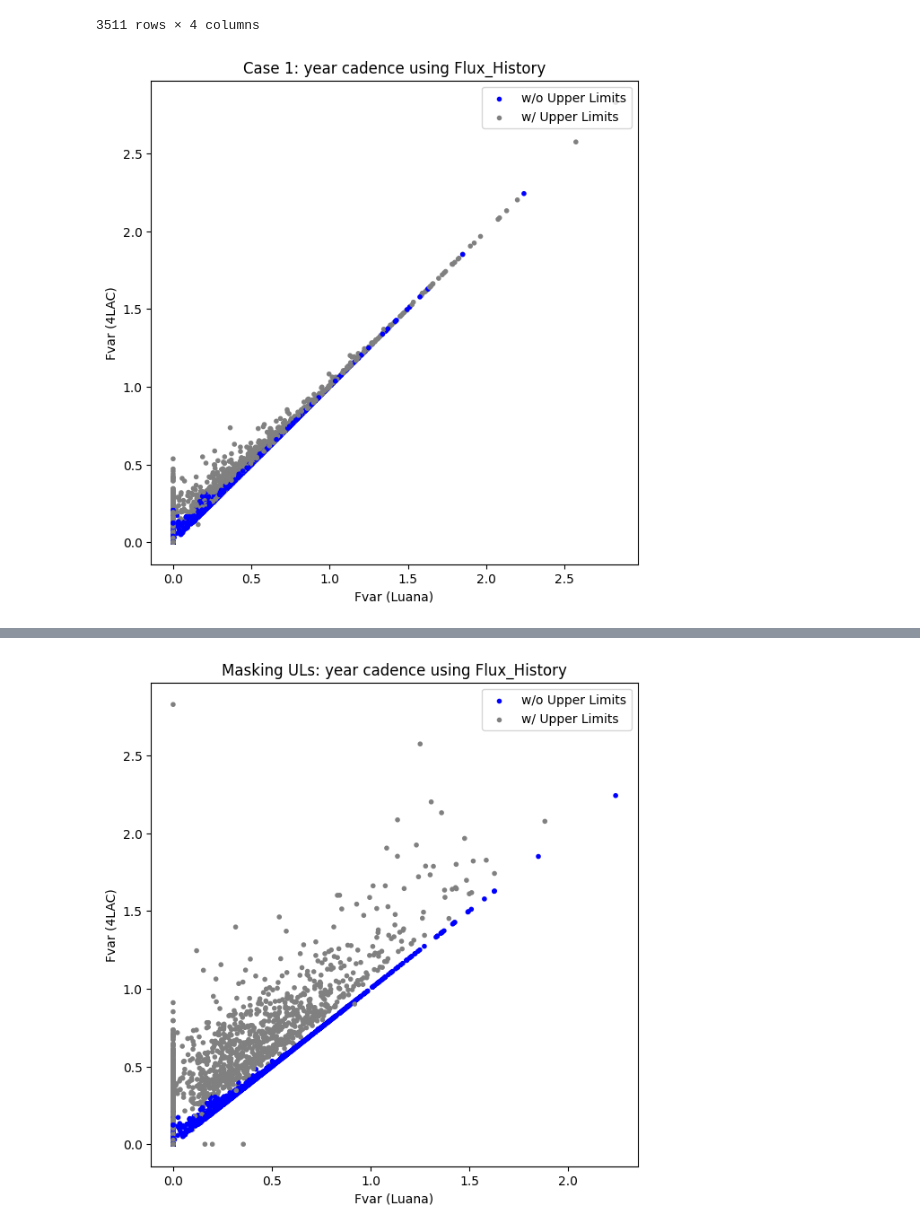
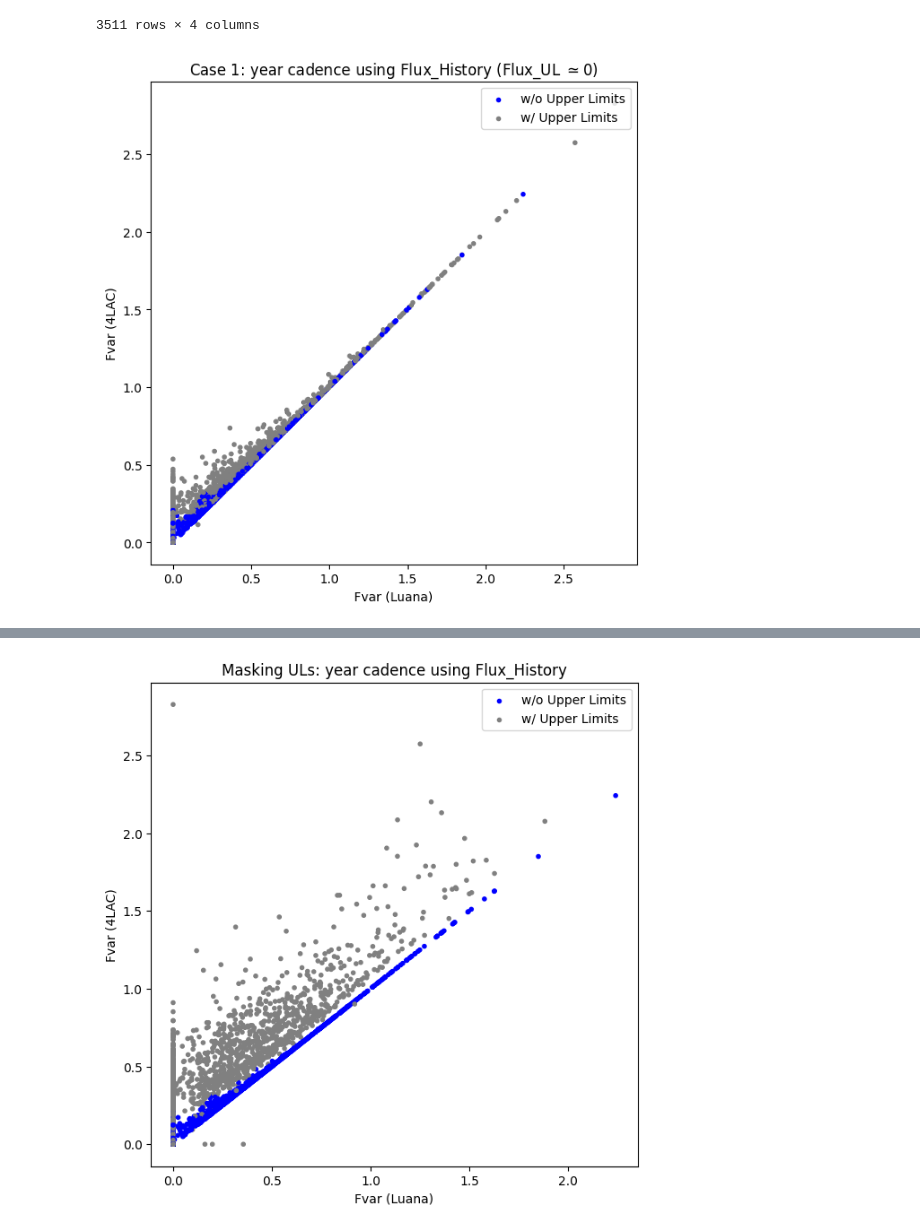
Before and after one commit to luanapassosreis/CTA_AGN_Pop_Variability, a Jupyter notebook: 4LAC_catalog_generator_v2/UpperLimit_Analysis.ipynb, the cells around one changed output, grey strips where cells are left out. Cells and saved outputs as stored; diff of their text form; code cells hidden in the pictures.

```diff
--- a/4LAC_catalog_generator_v2/UpperLimit_Analysis.ipynb
+++ b/4LAC_catalog_generator_v2/UpperLimit_Analysis.ipynb
@@ -500,36 +501,28 @@ fvar_Luana_case1
 # %%
 ## Fvar 4LAC vs. Luana (Case1)
 
 plt.figure(figsize=(7, 7))
 
-
-######## with UL ########
 ## Get the color values for the markers based on the Upper_limits column
 colors = ['gray' if ul else 'blue' for ul in fvar_Luana_case1['Upper_limits']]
 plt.scatter(fvar_Luana_case1['Frac_Variability'], catalog_with_fvar['Frac_Variability'], marker='.', c=colors)
-#########################
-
-
-######### no UL #########
-# plt.scatter(fvar_Luana_4FGL['Frac_Variability'], catalog_with_fvar['Frac_Variability'], marker='.')
-#########################
 
 plt.xlabel('Fvar (Luana)') ## with Flux_History points
 plt.ylabel('Fvar (4LAC)')
-plt.title('Case 1: year cadence using Flux_History')
+plt.title(r'Case 1: year cadence using Flux_History (Flux_UL $\simeq 0$)')
 
 legend_labels = ['w/o Upper Limits', 'w/ Upper Limits']
 legend_handles = [plt.scatter([], [], color='blue', marker='.'), plt.scatter([], [], color='gray', marker='.')]
 plt.legend(legend_handles, legend_labels, loc='upper right')
 
 # plt.xlim(0,2.5)
 # plt.ylim(0,2.5)
 
 # plt.xscale('log')
 # plt.yscale('log')
 
 plt.savefig('plots/case1_fvar_comparison.png',dpi=300)
 
 plt.show()
 # %% [output]
-[figure, old version]
+[figure, new version]
```
Also changed, not shown: parts of 39 cells of this notebook, 3 other files.
